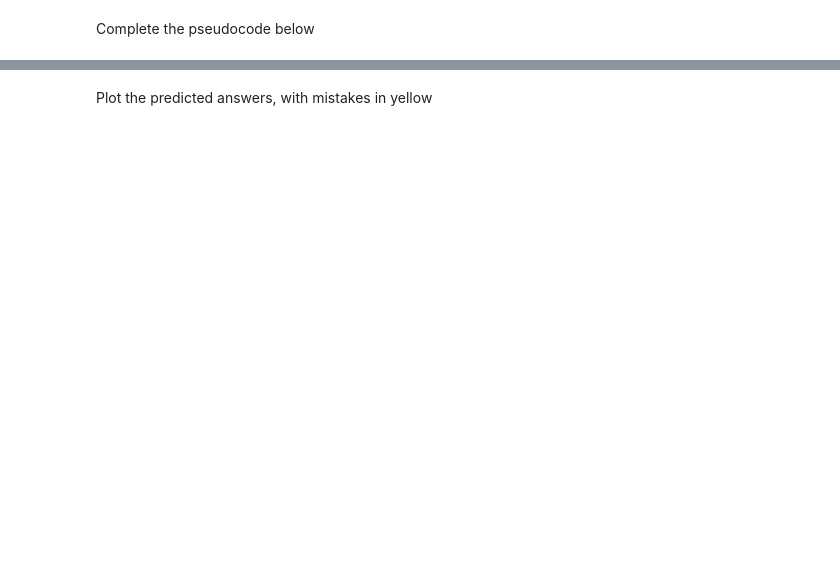
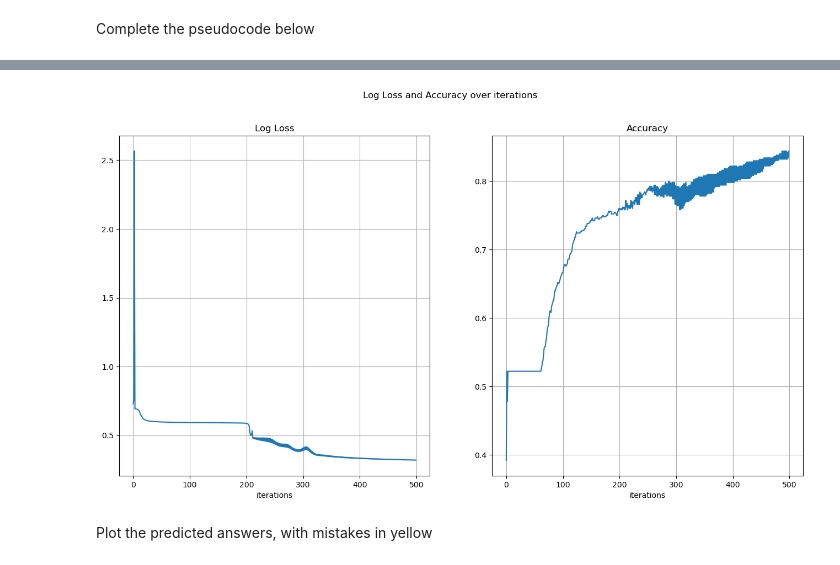
Before and after one commit to AntonPaala/CPE313-CPE31S3, a Jupyter notebook: Hands-on Activity 1.1 - Neural Networks.ipynb, the cells around one changed output, grey strips where cells are left out. Saved outputs shown, nothing was run; the diff lists cells and outputs as text; code cells hidden in the pictures; blank space fills up the shorter version.

```diff
--- a/Hands-on Activity 1.1 - Neural Networks.ipynb
+++ b/Hands-on Activity 1.1 - Neural Networks.ipynb
@@ -567,15 +565,17 @@ def forward_pass(W1, W2):
     global y
     global num_
     # First, compute the new predictions `y_pred`
-    z_2 = np.dot(x_mat, W_1)
+    z_2 = np.dot(x_mat, W1)
     a_2 = sigmoid(z_2)
-    z_3 = np.dot(a_2, W_2)
+    z_3 = np.dot(a_2, W2)
     y_pred = sigmoid(z_3).reshape((len(x_mat),))
     # Now compute the gradient
-    J_z_3_grad = -y + y_pred
-    J_W_2_grad = np.dot(J_z_3_grad, a_2)
-    a_2_z_2_grad = sigmoid(z_2)*(1-sigmoid(z_2))
-    J_W_1_grad = (np.dot((J_z_3_grad).reshape(-1,1), W_2.reshape(-1,1).T)*a_2_z_2_grad).T.dot(x_mat).T
+    # The gradient was fixed by the use of GitHub CoPilot
+    delta3 = (y_pred - y).reshape(-1, 1)
+    J_W_2_grad = a_2.T @ delta3
+    a2_deriv = a_2 * (1 -a_2)
+    delta2 = delta3 * W2.T * a2_deriv
+    J_W_1_grad = x_mat.T @ delta2
     gradient = (J_W_1_grad, J_W_2_grad)
 
     # return
@@ -602,10 +602,12 @@ Complete the pseudocode below
 
 np.random.seed(1241)
 
-W_1 = 0.5
-W_2 = 0.5
-num_iter = 1000
-learning_rate = 0.5
+# W_1 and W_2 was fixed by the use of GitHub CoPilot
+
+W_1 = np.random.randn(x_mat.shape[1], 5)
+W_2 = np.random.randn(5, 1)
+num_iter = 500
+learning_rate = 0.067
 x_mat = x_mat_full
 
 
@@ -620,9 +622,17 @@ for i in range(num_iter):
 
     ### Compute the loss and accuracy
     loss = loss_fn(y, y_pred)
+    loss_vals.append(loss)
+    accuracies.append(np.mean((y_pred >= 0.5) == y))
 
     ## Print the loss and accuracy for every 200th iteration
+    if i % 200 == 0:
+        print(f'Iteration {i}: Loss = {loss:.4f}, Accuracy = {accuracies[-1]:.4f}')
+
+
 
 
 plot_loss_accuracy(loss_vals, accuracies)
+
+plt.show()
 # %% [output]
@@ -630,3 +642,4 @@ TypeError: 'range' object cannot be interpreted as an integer
+[figure, added]
 # %% [markdown]
 Plot the predicted answers, with mistakes in yellow
 # %%
```
Also changed, not shown: parts of 10 cells of this notebook.
